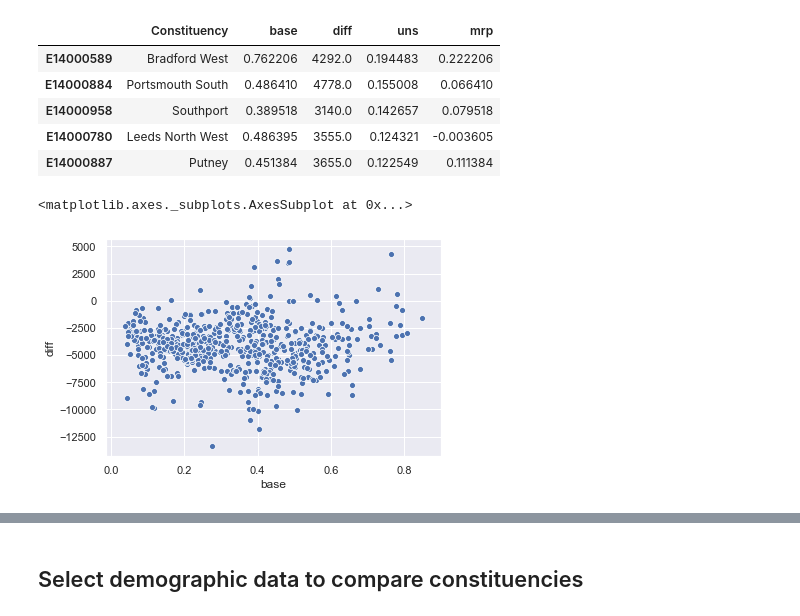
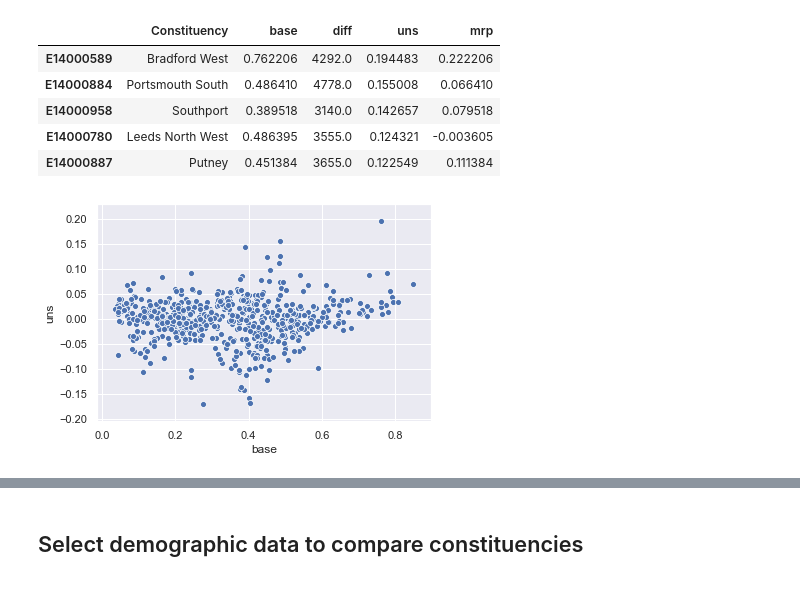
Before and after one commit to velocirobbie/labour-campaigns, a Jupyter notebook: cutoff_compare.ipynb, the cells around one changed output, grey strips where cells are left out. Saved outputs shown, nothing was run; the diff lists cells and outputs as text; code cells hidden in the pictures.

```diff
--- a/cutoff_compare.ipynb
+++ b/cutoff_compare.ipynb
@@ -42,7 +55,6 @@ scores.sort_values('uns',ascending=False).head()
 | E14000780 | Leeds North West | 0.486395 | 3555.0 | 0.124321 | -0.003605 |
 | E14000887 | Putney | 0.451384 | 3655.0 | 0.122549 | 0.111384 |
 # %%
-sns.scatterplot(scores['base'],scores['diff'])
+ax = sns.scatterplot(scores['base'],scores['uns'])
 # %% [output]
-<matplotlib.axes._subplots.AxesSubplot at 0x...>
-[figure, old version]
+[figure, new version]
```
Also changed, not shown: parts of 66 cells of this notebook.
